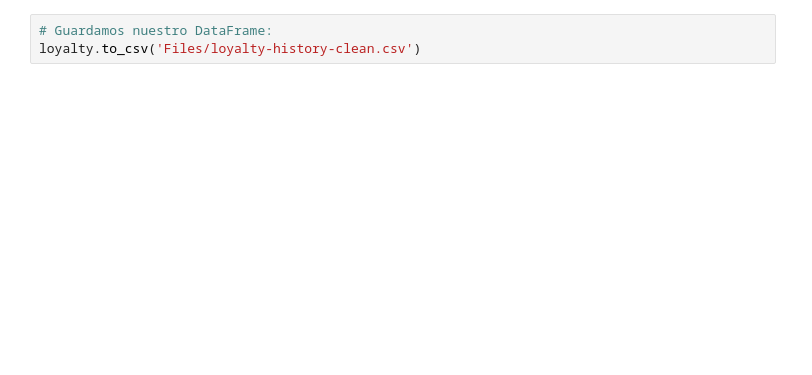
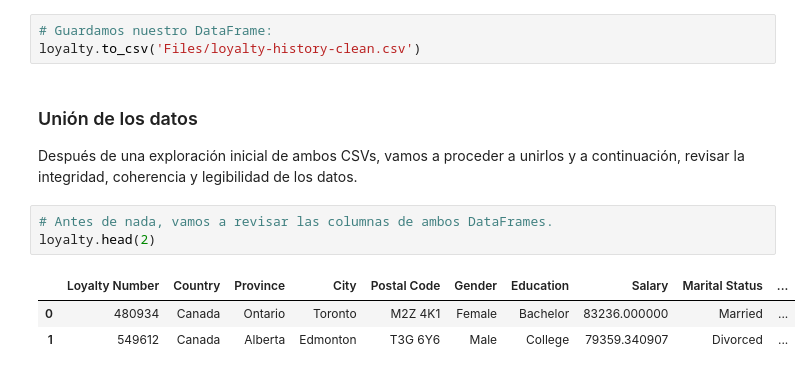
Before and after one commit to Adalab/bda-modulo-3-evaluacion-final-nerearial, a Jupyter notebook: bda-modulo-3-evaluacion-final-nerearial.ipynb, the cells around one changed output. Cells and saved outputs as stored; diff of their text form; blank space fills up the shorter version.

```diff
--- a/bda-modulo-3-evaluacion-final-nerearial.ipynb
+++ b/bda-modulo-3-evaluacion-final-nerearial.ipynb
@@ -452,3 +452,14 @@ loyalty.sample(3)
 # %%
 # Guardamos nuestro DataFrame:
 loyalty.to_csv('Files/loyalty-history-clean.csv')
+# %% [markdown]
+### Unión de los datos
+
+Después de una exploración inicial de ambos CSVs, vamos a proceder a unirlos y a continuación, revisar la integridad, coherencia y legibilidad de los datos.
+# %%
+# Antes de nada, vamos a revisar las columnas de ambos DataFrames.
+loyalty.head(2)
+# %% [output]
+|  | Loyalty Number | Country | Province | City | Postal Code | Gender | Education | Salary | Marital Status | ... |
+| 0 | 480934 | Canada | Ontario | Toronto | M2Z 4K1 | Female | Bachelor | 83236.000000 | Married | ... |
+| 1 | 549612 | Canada | Alberta | Edmonton | T3G 6Y6 | Male | College | 79359.340907 | Divorced | ... |
```
Also changed, not shown: parts of 3 cells of this notebook.
